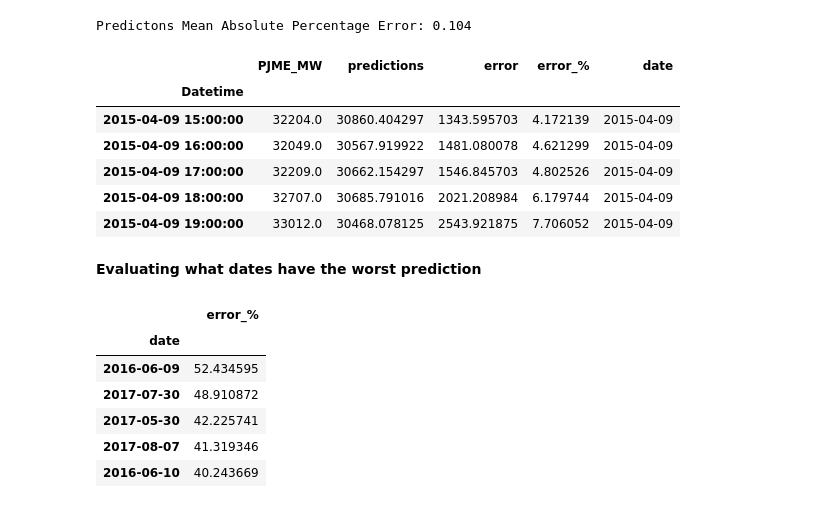
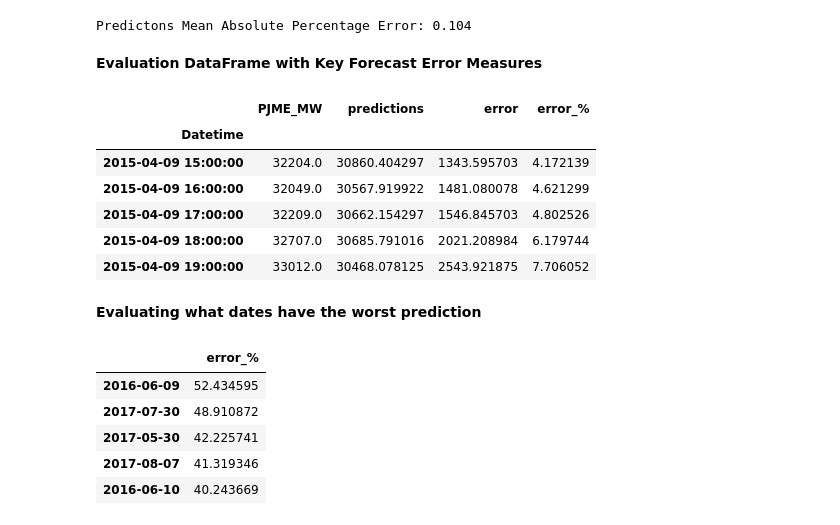
Before and after one commit to YarosInter/Time-Series-XGBoost-Energy-Consumption, a Jupyter notebook: XGBoost_Energy_Consumption_Forecast.ipynb, the cells around one changed output. Drawn from its saved outputs; the diff is of its cells as text; code cells hidden in the pictures.

```diff
--- a/XGBoost_Energy_Consumption_Forecast.ipynb
+++ b/XGBoost_Energy_Consumption_Forecast.ipynb
@@ -436,29 +436,29 @@ mape = metrics.mean_absolute_percentage_error(y_test, pred_1)
 print(f"Predictons Mean Absolute Percentage Error: {mape:0.3f}")
 # %% [output]
 Predictons Mean Absolute Percentage Error: 0.104
+# %% [markdown]
+**Evaluation DataFrame with Key Forecast Error Measures**
 # %%
 evaluation_df = df2
 evaluation_df["error"] = np.abs(df2["PJME_MW"] - df2["predictions"])
 evaluation_df["error_%"] = (evaluation_df["error"] / evaluation_df["PJME_MW"]) * 100
-evaluation_df["date"] = df2.index.date
 evaluation_df.head()
 # %% [output]
-|  | PJME_MW | predictions | error | error_% | date |
-| Datetime |  |  |  |  |  |
-| 2015-04-09 15:00:00 | 32204.0 | 30860.404297 | 1343.595703 | 4.172139 | 2015-04-09 |
-| 2015-04-09 16:00:00 | 32049.0 | 30567.919922 | 1481.080078 | 4.621299 | 2015-04-09 |
-| 2015-04-09 17:00:00 | 32209.0 | 30662.154297 | 1546.845703 | 4.802526 | 2015-04-09 |
-| 2015-04-09 18:00:00 | 32707.0 | 30685.791016 | 2021.208984 | 6.179744 | 2015-04-09 |
-| 2015-04-09 19:00:00 | 33012.0 | 30468.078125 | 2543.921875 | 7.706052 | 2015-04-09 |
+|  | PJME_MW | predictions | error | error_% |
+| Datetime |  |  |  |  |
+| 2015-04-09 15:00:00 | 32204.0 | 30860.404297 | 1343.595703 | 4.172139 |
+| 2015-04-09 16:00:00 | 32049.0 | 30567.919922 | 1481.080078 | 4.621299 |
+| 2015-04-09 17:00:00 | 32209.0 | 30662.154297 | 1546.845703 | 4.802526 |
+| 2015-04-09 18:00:00 | 32707.0 | 30685.791016 | 2021.208984 | 6.179744 |
+| 2015-04-09 19:00:00 | 33012.0 | 30468.078125 | 2543.921875 | 7.706052 |
 # %% [markdown]
 **Evaluating what dates have the worst prediction**
-# %%
-pd.DataFrame(evaluation_df.groupby(["date"])["error_%"].mean().sort_values(ascending=False)).head()
-# %% [output]
-|  | error_% |
-| date |  |
-| 2016-06-09 | 52.434595 |
-| 2017-07-30 | 48.910872 |
-| 2017-05-30 | 42.225741 |
-| 2017-08-07 | 41.319346 |
-| 2016-06-10 | 40.243669 |
+# %%
+pd.DataFrame(evaluation_df.groupby(evaluation_df.index.date)["error_%"].mean().sort_values(ascending=False)).head()
+# %% [output]
+|  | error_% |
+| 2016-06-09 | 52.434595 |
+| 2017-07-30 | 48.910872 |
+| 2017-05-30 | 42.225741 |
+| 2017-08-07 | 41.319346 |
+| 2016-06-10 | 40.243669 |
```
Also changed, not shown: parts of 3 cells of this notebook.
